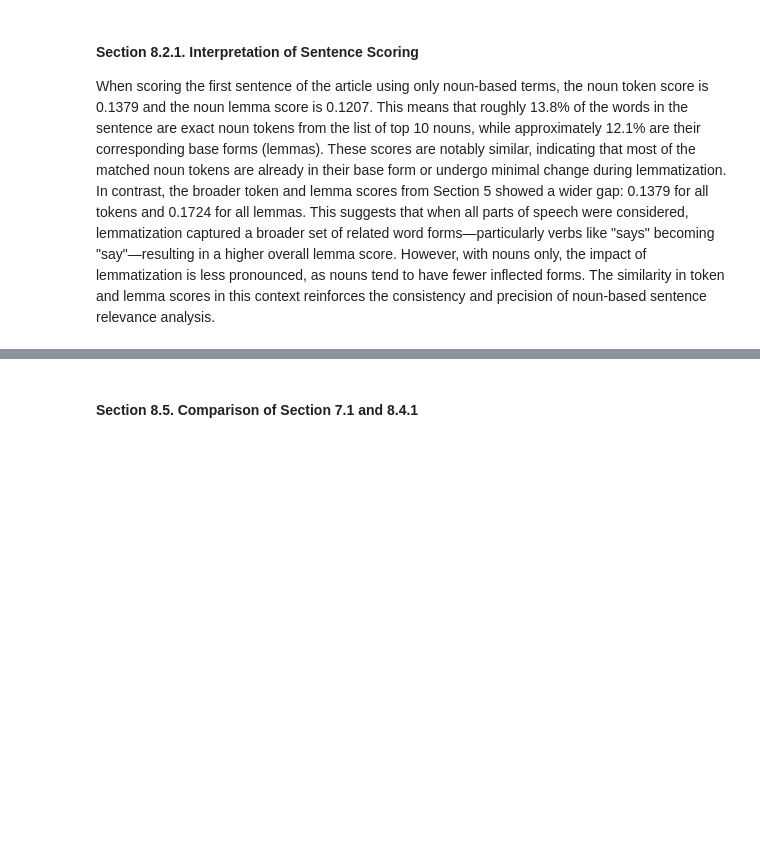
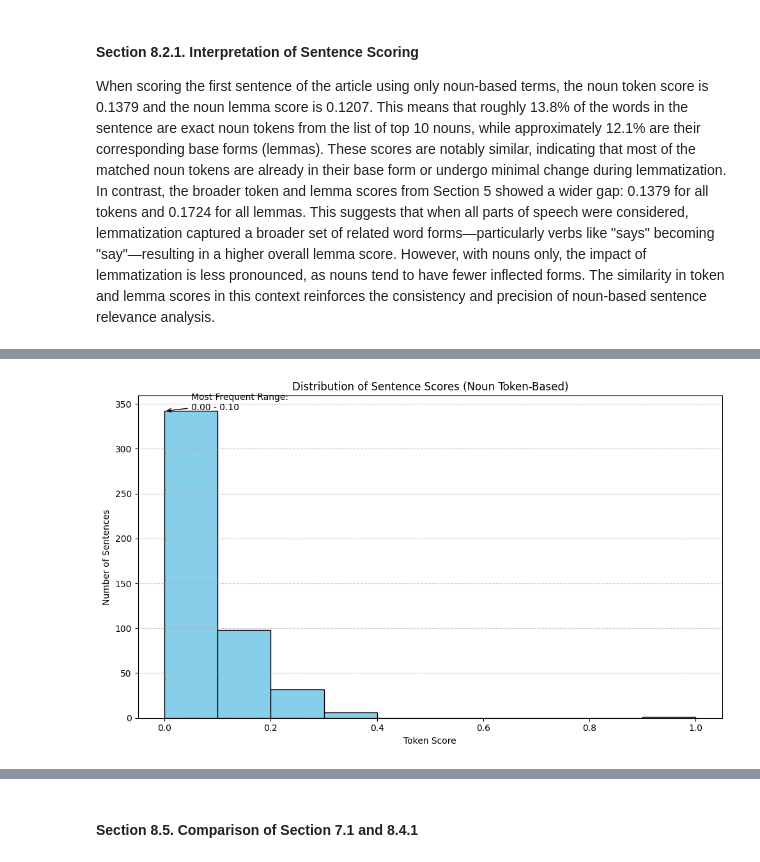
Before and after one commit to Data-Git-Hub/web-scraping, a Jupyter notebook: web-scraping.ipynb, the cells around one changed output, grey strips where cells are left out. Saved outputs shown, nothing was run; the diff lists cells and outputs as text; code cells hidden in the pictures; blank space fills up the shorter version.

```diff
--- a/web-scraping.ipynb
+++ b/web-scraping.ipynb
@@ -498,0 +500,21 @@ When scoring the first sentence of the article using only noun-based terms, the
+# %%
+# Plot token score histogram (nouns only)
+plt.figure(figsize=(10, 6))
+n, bins, patches = plt.hist(noun_token_scores, bins=10, edgecolor='black', color='skyblue')
+plt.title("Distribution of Sentence Scores (Noun Token-Based)")
+plt.xlabel("Token Score")
+plt.ylabel("Number of Sentences")
+plt.grid(axis='y', linestyle='--', alpha=0.7)
+
+# Annotate most common bin
+max_bin_index = n.argmax()
+plt.annotate(f'Most Frequent Range:\n{bins[max_bin_index]:.2f} - {bins[max_bin_index+1]:.2f}',
+             xy=(bins[max_bin_index], n[max_bin_index]),
+             xytext=(bins[max_bin_index]+0.05, n[max_bin_index]+1),
+             arrowprops=dict(facecolor='black', arrowstyle='->'),
+             fontsize=10)
+
+plt.tight_layout()
+plt.show()
+# %% [output]
+[figure, added]
```
Also changed, not shown: parts of 7 cells of this notebook, 1 other file.
